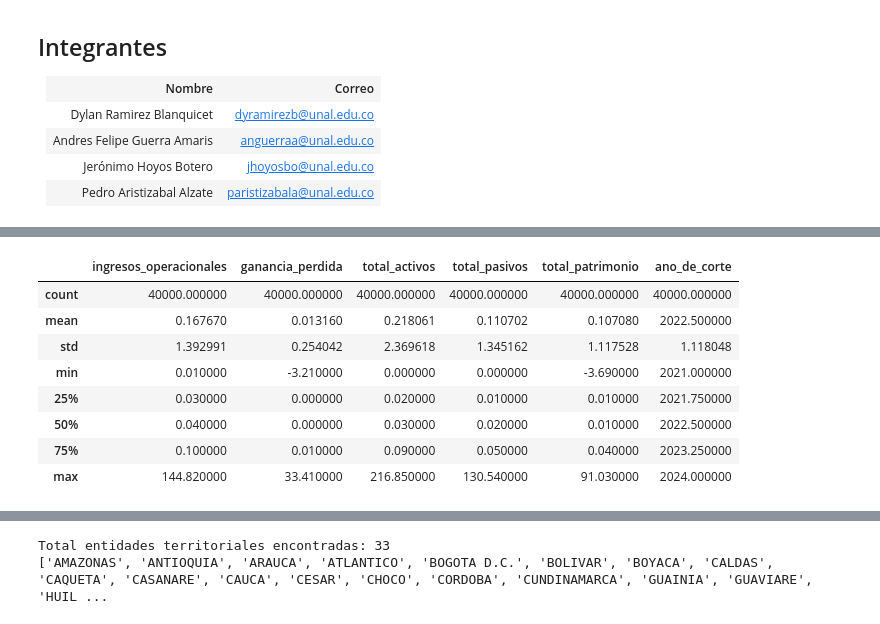
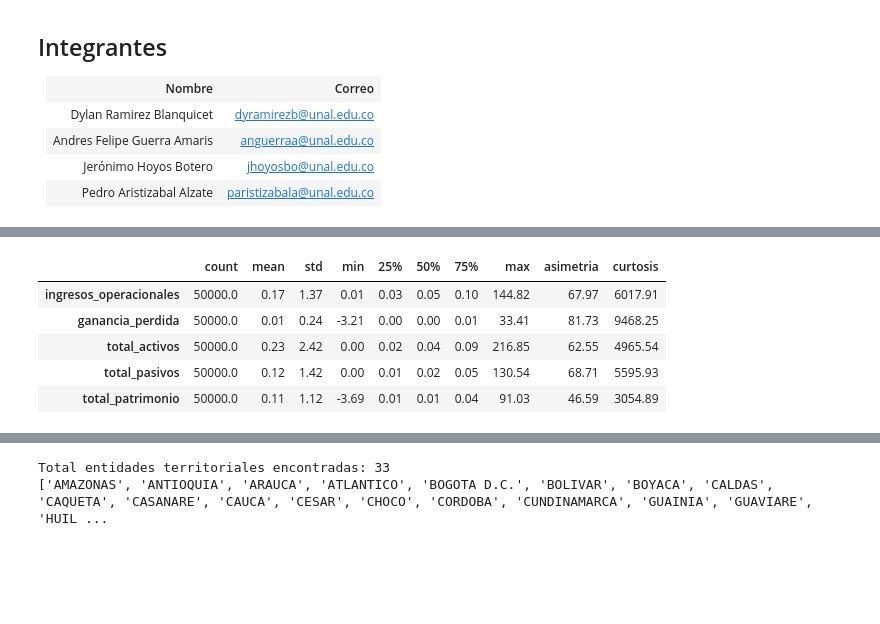
Before and after one commit to JeroHoyos/alerta_temprana_de_dificultades_financieras, a Jupyter notebook: notebook.ipynb, the cells around one changed output, grey strips where cells are left out. Drawn from its saved outputs; the diff is of its cells as text; code cells hidden in the pictures; blank space fills up the shorter version.

```diff
--- a/notebook.ipynb
+++ b/notebook.ipynb
@@ -83,7 +116,11 @@ import seaborn as sns
 # %%
-ruta = 'data/raw/10.000_Empresas_mas_Grandes_del_País.csv'
+# Ruta del archivo original
+ruta = r'data\raw\10.000_Empresas_mas_Grandes_del_País.csv'
+# Cargar el CSV en un DataFrame
 df = pd.read_csv(ruta)
 
+# (filas, columnas)
 print(df.shape)
+# Primeras 5 filas
 df.head()
 # %% [output]
@@ -228,12 +237,29 @@ display(df[cols_financieras].head())
 # %%
+# NIT como texto y sin comas de miles
+df['nit'] = df['nit'].astype(str).str.replace(',', '', regex=False)
+
+# Código CIIU (actividad económica) con formato de 4 dígitos
 df['ciiu'] = (
+    # Partir de la columna original
     df['ciiu']
+    # Convertir a texto
     .astype(str)
+    # Quitar las comas de miles
     .str.replace(',', '', regex=False)
+    # Quedarse con la parte antes del punto decimal
     .str.split('.').str[0]
+    # Quitar espacios al inicio y al final
     .str.strip()
+    # Rellenar con ceros a la izquierda hasta 4 dígitos
     .str.zfill(4)
 )
-## ano_corte a int
-df['ano_de_corte'] = df['ano_de_corte'].astype(str).str.replace(',', '', regex=False)
-df['ano_de_corte'] = df['ano_de_corte'].astype(int)
+
+# Quitar las comas del año y convertirlo a entero
+df['ano_de_corte'] = df['ano_de_corte'].astype(str).str.replace(',', '', regex=False).astype(int)
+
+# Revisar el resultado
+# 2025 se necesita para saber qué empresas tuvieron dificultades en 2025 (conjunto de prueba)
+mensaje = "El CSV no incluye 2025: descargar la versión actual (ver README)"
+assert df['ano_de_corte'].max() >= 2025, mensaje
+
+df[['nit', 'ciiu', 'ano_de_corte']].head()
@@ -286,13 +279,16 @@ Name: count, dtype: int64
 # %%
-# Estadísticas descriptivas de las variables numéricas
-df.describe()
+# Estadísticas descriptivas, transpuestas para tener una fila por variable
+resumen = df[cols_financieras].describe().T
+# Asimetría: > 0 indica una cola larga hacia valores altos
+resumen["asimetria"] = df[cols_financieras].skew()
+# Curtosis (0 = normal; valores altos = colas pesadas, muchos extremos)
+resumen["curtosis"] = df[cols_financieras].kurt()
+# Mostrar con 2 decimales
+resumen.round(2)
 # %% [output]
-|  | ingresos_operacionales | ganancia_perdida | total_activos | total_pasivos | total_patrimonio | ano_de_corte |
-| count | 40000.000000 | 40000.000000 | 40000.000000 | 40000.000000 | 40000.000000 | 40000.000000 |
-| mean | 0.167670 | 0.013160 | 0.218061 | 0.110702 | 0.107080 | 2022.500000 |
-| std | 1.392991 | 0.254042 | 2.369618 | 1.345162 | 1.117528 | 1.118048 |
-| min | 0.010000 | -3.210000 | 0.000000 | 0.000000 | -3.690000 | 2021.000000 |
-| 25% | 0.030000 | 0.000000 | 0.020000 | 0.010000 | 0.010000 | 2021.750000 |
-| 50% | 0.040000 | 0.000000 | 0.030000 | 0.020000 | 0.010000 | 2022.500000 |
-| 75% | 0.100000 | 0.010000 | 0.090000 | 0.050000 | 0.040000 | 2023.250000 |
-| max | 144.820000 | 33.410000 | 216.850000 | 130.540000 | 91.030000 | 2024.000000 |
+|  | count | mean | std | min | 25% | 50% | 75% | max | asimetria | curtosis |
+| ingresos_operacionales | 50000.0 | 0.17 | 1.37 | 0.01 | 0.03 | 0.05 | 0.10 | 144.82 | 67.97 | 6017.91 |
+| ganancia_perdida | 50000.0 | 0.01 | 0.24 | -3.21 | 0.00 | 0.00 | 0.01 | 33.41 | 81.73 | 9468.25 |
+| total_activos | 50000.0 | 0.23 | 2.42 | 0.00 | 0.02 | 0.04 | 0.09 | 216.85 | 62.55 | 4965.54 |
+| total_pasivos | 50000.0 | 0.12 | 1.42 | 0.00 | 0.01 | 0.02 | 0.05 | 130.54 | 68.71 | 5595.93 |
+| total_patrimonio | 50000.0 | 0.11 | 1.12 | -3.69 | 0.01 | 0.01 | 0.04 | 91.03 | 46.59 | 3054.89 |
```
Also changed, not shown: parts of 105 cells of this notebook, 3 other files.
